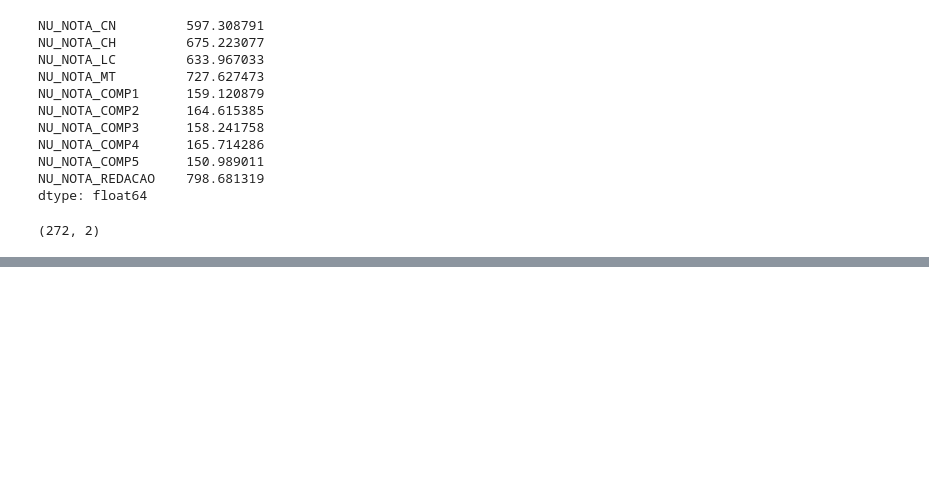
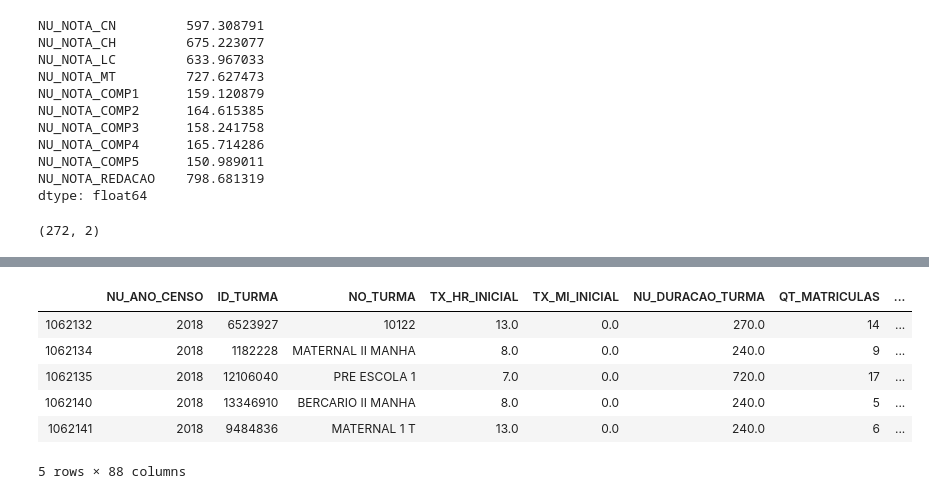
Before and after one commit to pauloneves/educacao, a Jupyter notebook: ledados.ipynb, the cells around one changed output, grey strips where cells are left out. Drawn from its saved outputs; the diff is of its cells as text; code cells hidden in the pictures; blank space fills up the shorter version.

Commit message:
Lendo Turmas

```diff
--- a/ledados.ipynb
+++ b/ledados.ipynb
@@ -158,0 +173,11 @@ df_turmas.columns.tolist()
+# %%
+df_turmas = pd.concat([turmas_rio[turmas_rio.CO_MUNICIPIO == 3304557] for turmas_rio in pd.read_csv('dados/microdados_educacao_basica_2018/microdados_ed_basica_2018/DADOS/TURMAS.zip', sep='|', encoding='latin1', chunksize=10000)])
+df_turmas.head()
+# %% [output]
+|  | NU_ANO_CENSO | ID_TURMA | NO_TURMA | TX_HR_INICIAL | TX_MI_INICIAL | NU_DURACAO_TURMA | QT_MATRICULAS | ... |
+| 1062132 | 2018 | 6523927 | 10122 | 13.0 | 0.0 | 270.0 | 14 | ... |
+| 1062134 | 2018 | 1182228 | MATERNAL II MANHA | 8.0 | 0.0 | 240.0 | 9 | ... |
+| 1062135 | 2018 | 12106040 | PRE ESCOLA 1 | 7.0 | 0.0 | 720.0 | 17 | ... |
+| 1062140 | 2018 | 13346910 | BERCARIO II MANHA | 8.0 | 0.0 | 240.0 | 5 | ... |
+| 1062141 | 2018 | 9484836 | MATERNAL 1 T | 13.0 | 0.0 | 240.0 | 6 | ... |
+5 rows × 88 columns
```
Also changed, not shown: parts of 12 cells of this notebook, 3 other files.
